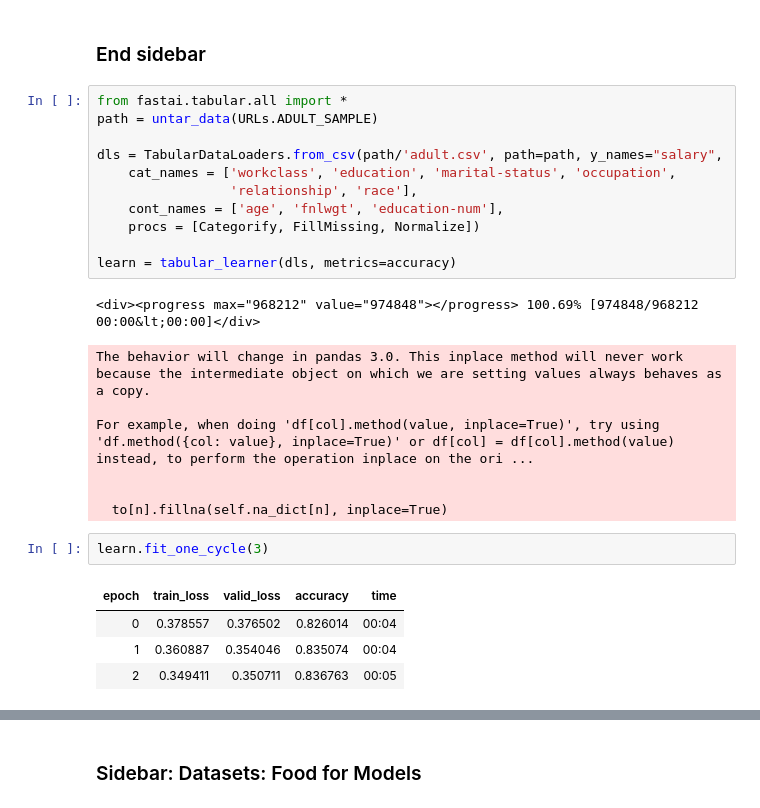
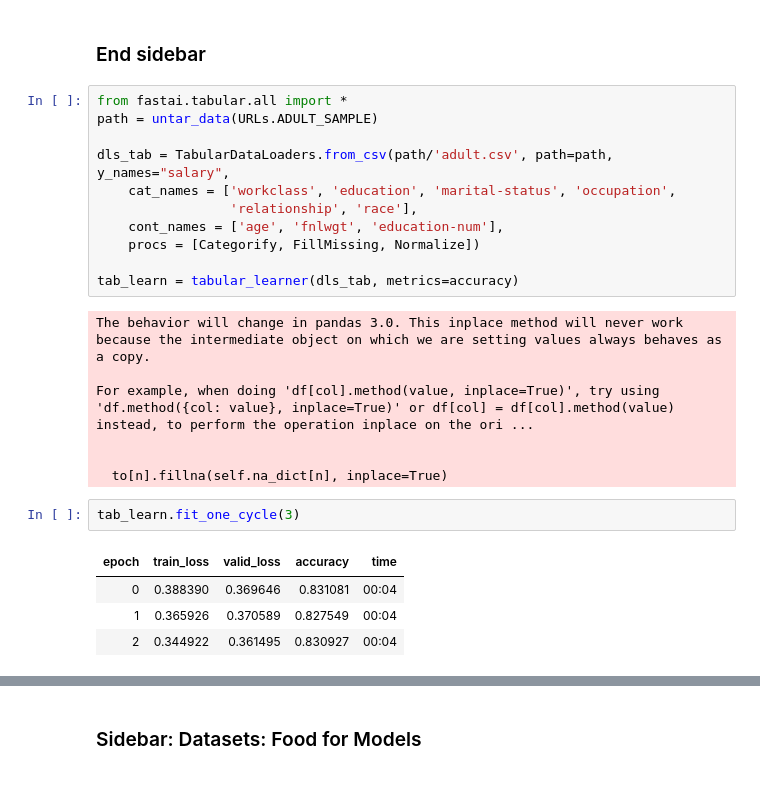
Before and after one commit to heptomino/course22, a Jupyter notebook: clean/01_intro.ipynb, the cells around one changed output, grey strips where cells are left out. Cells and saved outputs as stored; diff of their text form.

```diff
--- a/clean/01_intro.ipynb
+++ b/clean/01_intro.ipynb
@@ -207,25 +194,24 @@ Like the first part, this one was not particularly accepted. Nevertheless, I thi
 from fastai.tabular.all import *
 path = untar_data(URLs.ADULT_SAMPLE)
 
-dls = TabularDataLoaders.from_csv(path/'adult.csv', path=path, y_names="salary",
+dls_tab = TabularDataLoaders.from_csv(path/'adult.csv', path=path, y_names="salary",
     cat_names = ['workclass', 'education', 'marital-status', 'occupation',
                  'relationship', 'race'],
     cont_names = ['age', 'fnlwgt', 'education-num'],
     procs = [Categorify, FillMissing, Normalize])
 
-learn = tabular_learner(dls, metrics=accuracy)
+tab_learn = tabular_learner(dls_tab, metrics=accuracy)
 # %% [output]
-<div><progress max="968212" value="974848"></progress> 100.69% [974848/968212 00:00&lt;00:00]</div>
+The behavior will change in pandas 3.0. This inplace method will never work because the intermediate object on which we are setting values always behaves as a copy.
+
+For example, when doing 'df[col].method(value, inplace=True)', try using 'df.method({col: value}, inplace=True)' or df[col] = df[col].method(value) instead, to perform the operation inplace on the ori ...
+
+
+  to[n].fillna(self.na_dict[n], inplace=True)
-The behavior will change in pandas 3.0. This inplace method will never work because the intermediate object on which we are setting values always behaves as a copy.
-
-For example, when doing 'df[col].method(value, inplace=True)', try using 'df.method({col: value}, inplace=True)' or df[col] = df[col].method(value) instead, to perform the operation inplace on the ori ...
-
-
-  to[n].fillna(self.na_dict[n], inplace=True)
 # %%
-learn.fit_one_cycle(3)
+tab_learn.fit_one_cycle(3)
 # %% [output]
 | epoch | train_loss | valid_loss | accuracy | time |
-| 0 | 0.378557 | 0.376502 | 0.826014 | 00:04 |
-| 1 | 0.360887 | 0.354046 | 0.835074 | 00:04 |
-| 2 | 0.349411 | 0.350711 | 0.836763 | 00:05 |
+| 0 | 0.388390 | 0.369646 | 0.831081 | 00:04 |
+| 1 | 0.365926 | 0.370589 | 0.827549 | 00:04 |
+| 2 | 0.344922 | 0.361495 | 0.830927 | 00:04 |
```
Also changed, not shown: parts of 9 cells of this notebook.
